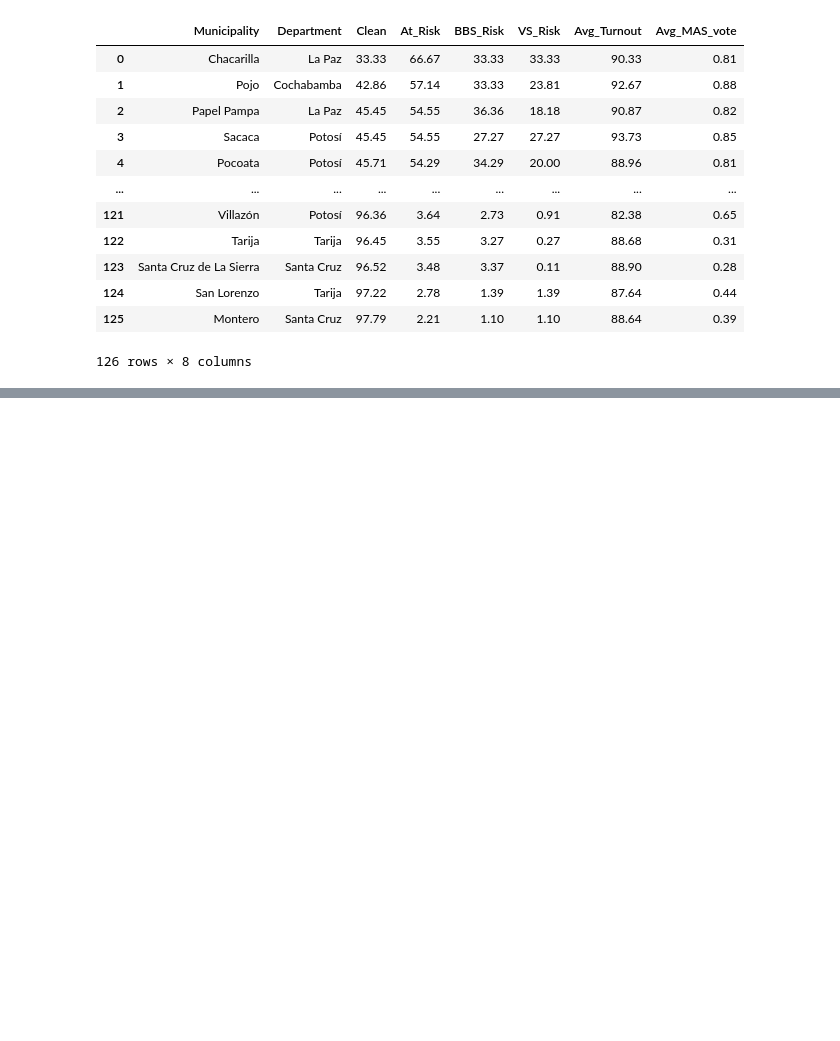
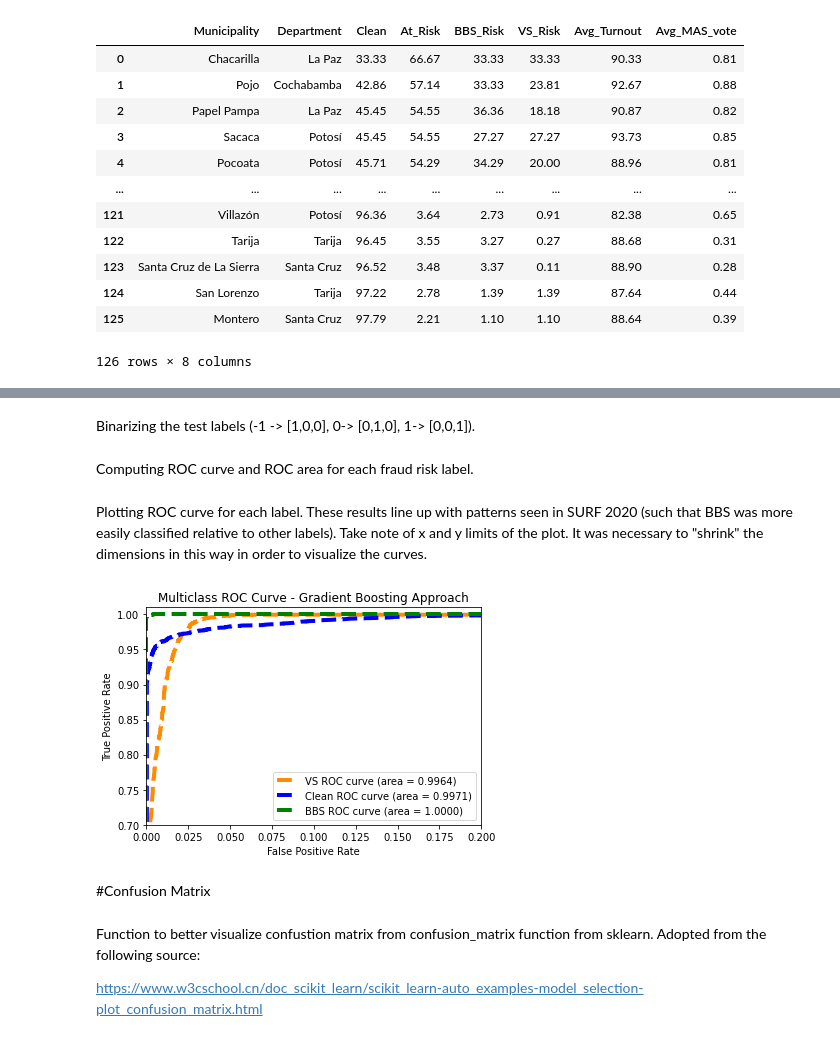
Before and after one commit to benjuarez8/CS81C-Research-Bolivia, a Jupyter notebook: cs81c_gradient_boosting.ipynb, the cells around one changed output, grey strips where cells are left out. Drawn from its saved outputs; the diff is of its cells as text; code cells hidden in the pictures; blank space fills up the shorter version.

Commit message:
Removed errors, added some documentation, cleaning

```diff
--- a/cs81c_gradient_boosting.ipynb
+++ b/cs81c_gradient_boosting.ipynb
@@ -173,0 +195,7 @@ gb_municip_results
+# %%
+n_classes = 3
+seed = 8
+X_train, X_test, y_train, y_test = train_test_split(train, train_labels,
+                                                    test_size = 0.5,
+                                                    shuffle = True,
+                                                    random_state = seed)
@@ -173,0 +204,46 @@ gb_municip_results
+# %%
+model = GradientBoostingClassifier()
+model.fit(X_train, y_train)
+y_score = model.predict_proba(X_test)
+# %% [markdown]
+Binarizing the test labels (-1 -> [1,0,0], 0-> [0,1,0], 1-> [0,0,1]).
+# %%
+y_test_bin = label_binarize(y_test, classes=[-1, 0, 1])
+# %% [markdown]
+Computing ROC curve and ROC area for each fraud risk label.
+# %%
+n_classes = 3 # classes = (VS, Clean, BBS)
+fpr = dict() # false positive rate
+tpr = dict() # true positive rate
+roc_auc = dict()
+for i in range(n_classes):
+  fpr[i], tpr[i], _ = roc_curve(y_test_bin[:, i], y_score[:, i])
+  roc_auc[i] = auc(fpr[i], tpr[i])
+# %% [markdown]
+Plotting ROC curve for each label.  These results line up with patterns seen in SURF 2020 (such that BBS was more easily classified relative to other labels).  Take note of x and y limits of the plot.  It was necessary to "shrink" the dimensions in this way in order to visualize the curves.
+# %%
+plt.figure()
+lw = 4
+plt.plot(fpr[0], tpr[0], color="darkorange", lw=lw, linestyle="--",
+         label="VS ROC curve (area = %0.4f)" % roc_auc[0])
+plt.plot(fpr[1], tpr[1], color="blue", lw=lw, linestyle="--",
+         label="Clean ROC curve (area = %0.4f)" % roc_auc[1])
+plt.plot(fpr[2], tpr[2], color="green", lw=lw, linestyle="--",
+         label="BBS ROC curve (area = %0.4f)" % roc_auc[2])
+
+#plt.plot([0, 1], [0, 1], "k--", lw=lw)
+plt.xlim([0.0, 0.2])
+plt.ylim([0.7, 1.01])
+plt.xlabel("False Positive Rate")
+plt.ylabel("True Positive Rate")
+plt.title("Multiclass ROC Curve - Gradient Boosting Approach")
+plt.legend(loc="lower right")
+plt.show()
+# %% [output]
+[figure, added]
+# %% [markdown]
+#Confusion Matrix
+# %% [markdown]
+Function to better visualize confustion matrix from confusion_matrix function from sklearn.  Adopted from the following source:
+
+https://www.w3cschool.cn/doc_scikit_learn/scikit_learn-auto_examples-model_selection-plot_confusion_matrix.html
```
Also changed, not shown: parts of 14 cells of this notebook.
